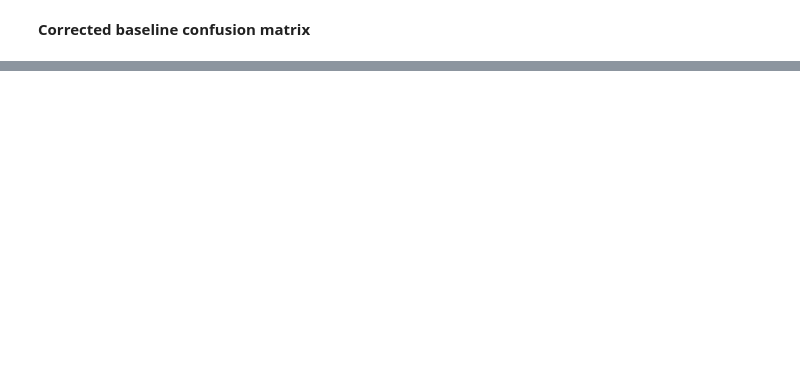
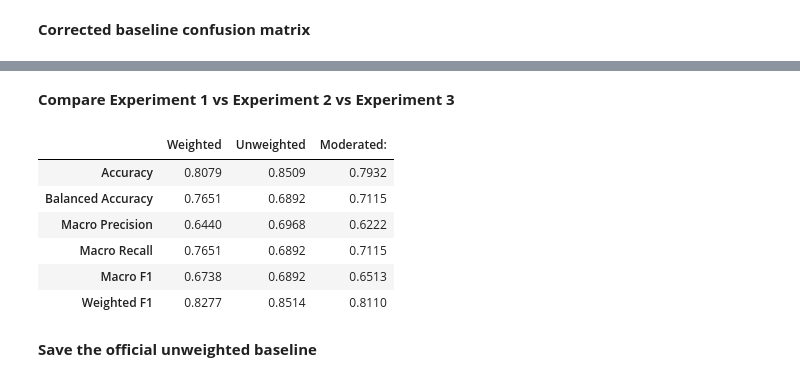
Before and after one commit to ThePral/Sleep-Stage-Prediction, a Jupyter notebook: notebooks/03_sequence_analysis.ipynb, the cells around one changed output, grey strips where cells are left out. Saved outputs shown, nothing was run; the diff lists cells and outputs as text; code cells hidden in the pictures; blank space fills up the shorter version.

Commit message:
updated sequence analysis notebook

```diff
--- a/notebooks/03_sequence_analysis.ipynb
+++ b/notebooks/03_sequence_analysis.ipynb
@@ -958,0 +1438,13 @@ Confusion matrix:
+# %%
+moderated_model = build_baseline_lstm(
+    sequence_length=10,
+    n_features=10,
+    n_classes=5,
+    lstm_units=64,
+    dropout_rate=0.30,
+)
+
+moderated_model = compile_baseline_lstm(
+    moderated_model,
+    learning_rate=1e-3,
+)
@@ -958,0 +1742,53 @@ Confusion matrix:
+# %% [markdown]
+**Compare Experiment 1 vs Experiment 2 vs Experiment 3**
+# %%
+comparison = pd.DataFrame(
+    {
+        "Weighted": [
+            accuracy,
+            balanced_accuracy,
+            macro_precision,
+            macro_recall,
+            macro_f1,
+            weighted_f1,
+        ],
+        "Unweighted": [
+            unweighted_accuracy,
+            unweighted_balanced_accuracy,
+            unweighted_macro_precision,
+            unweighted_macro_recall,
+            unweighted_macro_f1,
+            unweighted_weighted_f1,
+        ],
+        "Moderated:": [
+            moderated_accuracy,
+            moderated_balanced_accuracy,
+            moderated_macro_precision,
+            moderated_macro_recall,
+            moderated_macro_f1,
+            moderated_weighted_f1,
+        ]
+    },
+    index=[
+        "Accuracy",
+        "Balanced Accuracy",
+        "Macro Precision",
+        "Macro Recall",
+        "Macro F1",
+        "Weighted F1",
+    ],
+)
+
+display(
+    comparison.round(4)
+)
+# %% [output]
+|  | Weighted | Unweighted | Moderated: |
+| Accuracy | 0.8079 | 0.8509 | 0.7932 |
+| Balanced Accuracy | 0.7651 | 0.6892 | 0.7115 |
+| Macro Precision | 0.6440 | 0.6968 | 0.6222 |
+| Macro Recall | 0.7651 | 0.6892 | 0.7115 |
+| Macro F1 | 0.6738 | 0.6892 | 0.6513 |
+| Weighted F1 | 0.8277 | 0.8514 | 0.8110 |
+# %% [markdown]
+**Save the official unweighted baseline**
```
Also changed, not shown: parts of 61 cells of this notebook, 6 other files.
